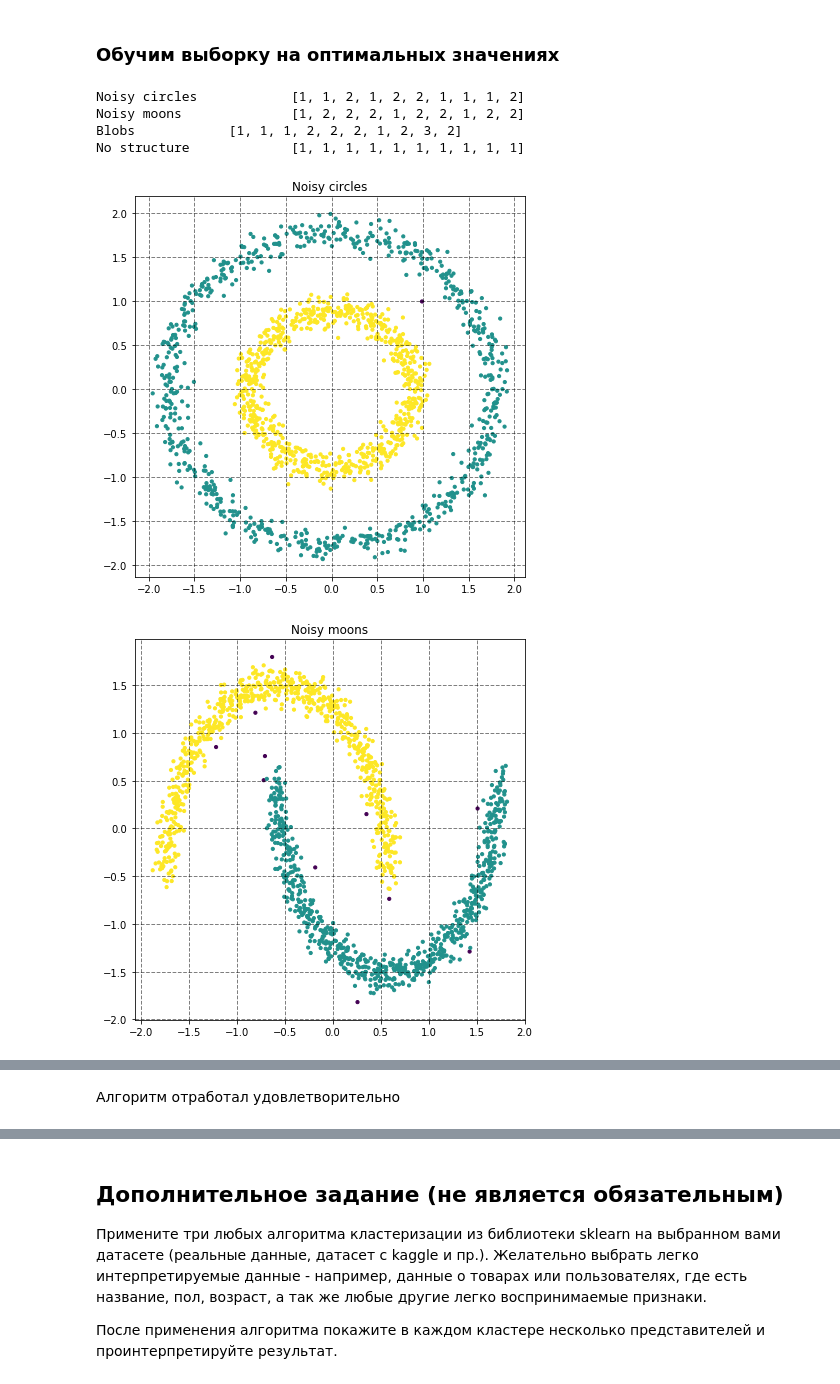
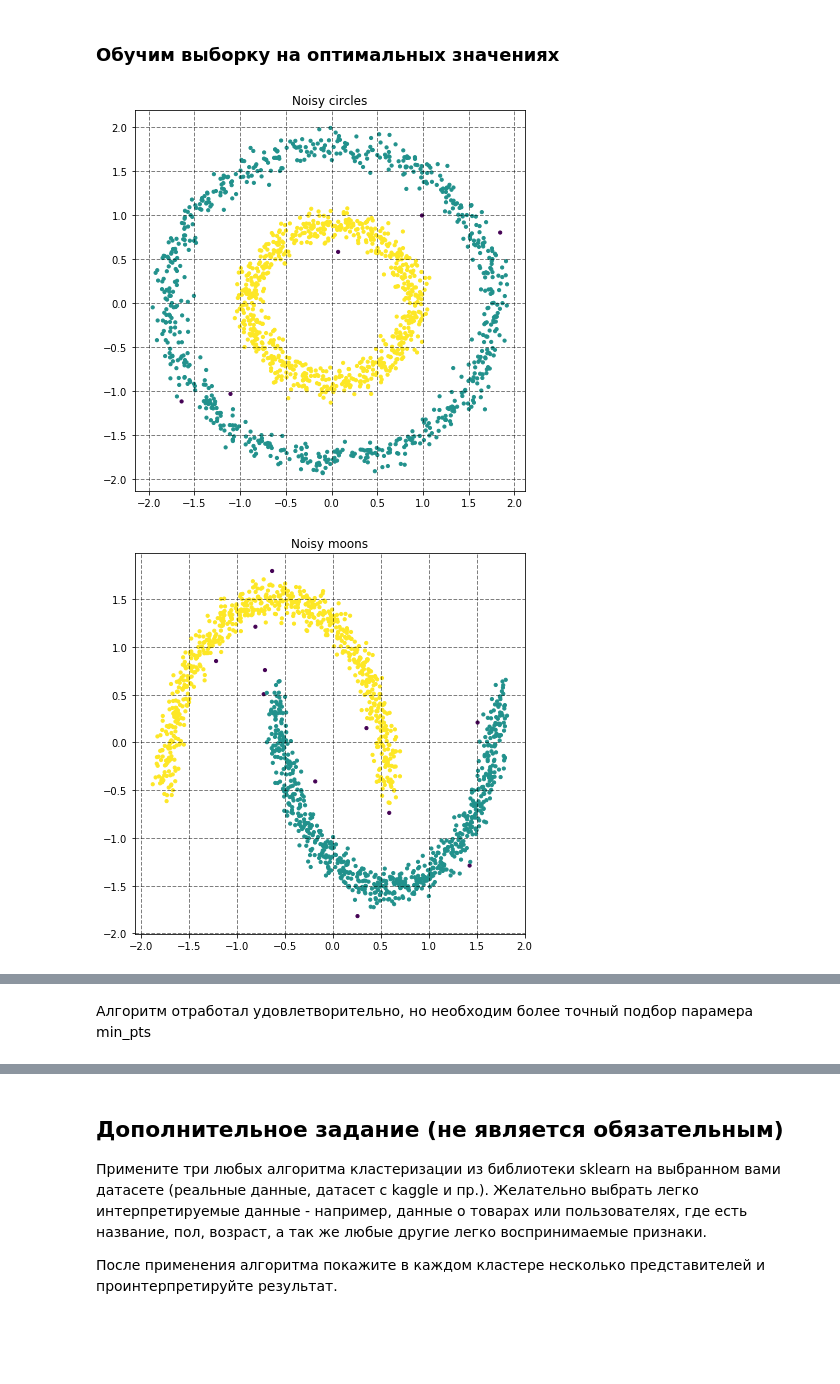
Before and after one commit to mynog/otus-big-data-dbscan-implement, a Jupyter notebook: dbscan_implementing.ipynb, the cells around one changed output, grey strips where cells are left out. Cells and saved outputs as stored; diff of their text form; code cells hidden in the pictures; blank space fills up the shorter version.

```diff
--- a/dbscan_implementing.ipynb
+++ b/dbscan_implementing.ipynb
@@ -257,14 +257,16 @@ plt.show()
 [figure]
 # %% [markdown]
 ### Подберем параметры для обучения
+# %%
+scaler = StandardScaler()
+datas = [scaler.fit_transform(X) for X, y in data]
+names = ['Noisy circles', 'Noisy moons', 'Blobs', 'No structure']
+datasets = dict(zip(names, datas))
 # %%
-datasets = {'Noisy circles': noisy_circles, 'Noisy moons':noisy_moons, 'Blobs': blobs, 'No structure': no_structure}
 min_ptss = [3, 5, 7, 9]
 
-for name, dataset in datasets.items():
+for name, X in datasets.items():
     fig, ax = plt.subplots(1, 1, figsize=(9, 5))
-    X, y = dataset
-    X = StandardScaler().fit_transform(X)
     for min_pts in min_ptss:
         epss = Clustering().heuristics_calculation(X, min_pts)
         ax.plot(epss, label=r'$\min pts={}$'.format(min_pts))
@@ -282,28 +284,21 @@ plt.show()
 ###  Обучим выборку на оптимальных значениях
 # %%
 min_pts = 4
-eps_opt = [0.2, 0.1, 0.075, 0.125]
+eps_opt = [0.15, 0.1, 0.075, 0.125]
 # %%
 for idx, name in enumerate(datasets):
     fig, ax = plt.subplots(1, 1, figsize=(7, 7))
-    dataset = datasets[name]
-    X, y = dataset
-    X = StandardScaler().fit_transform(X)
+    X = datasets[name]
     label = Clustering(min_pts=min_pts, eps = eps_opt[idx]).fit_predict(X)
-    print(name, '\t\t', label[:10])
     ax.scatter(X[:, 0], X[:, 1], s=10, c = label)
     plt.title(name)
     ax.grid(color='k', linestyle='--', linewidth=1, alpha=0.5)
 
 plt.show()
 # %% [output]
-Noisy circles            [1, 1, 2, 1, 2, 2, 1, 1, 1, 2]
-Noisy moons              [1, 2, 2, 2, 1, 2, 2, 1, 2, 2]
-Blobs            [1, 1, 1, 2, 2, 2, 1, 2, 3, 2]
-No structure             [1, 1, 1, 1, 1, 1, 1, 1, 1, 1]
-[figure, old version]
+[figure, new version]
 [figure]
 [figure]
 [figure]
 # %% [markdown]
-Алгоритм отработал удовлетворительно
+Алгоритм отработал удовлетворительно, но необходим более точный подбор парамера min_pts
```
Also changed, not shown: parts of 3 cells of this notebook.
